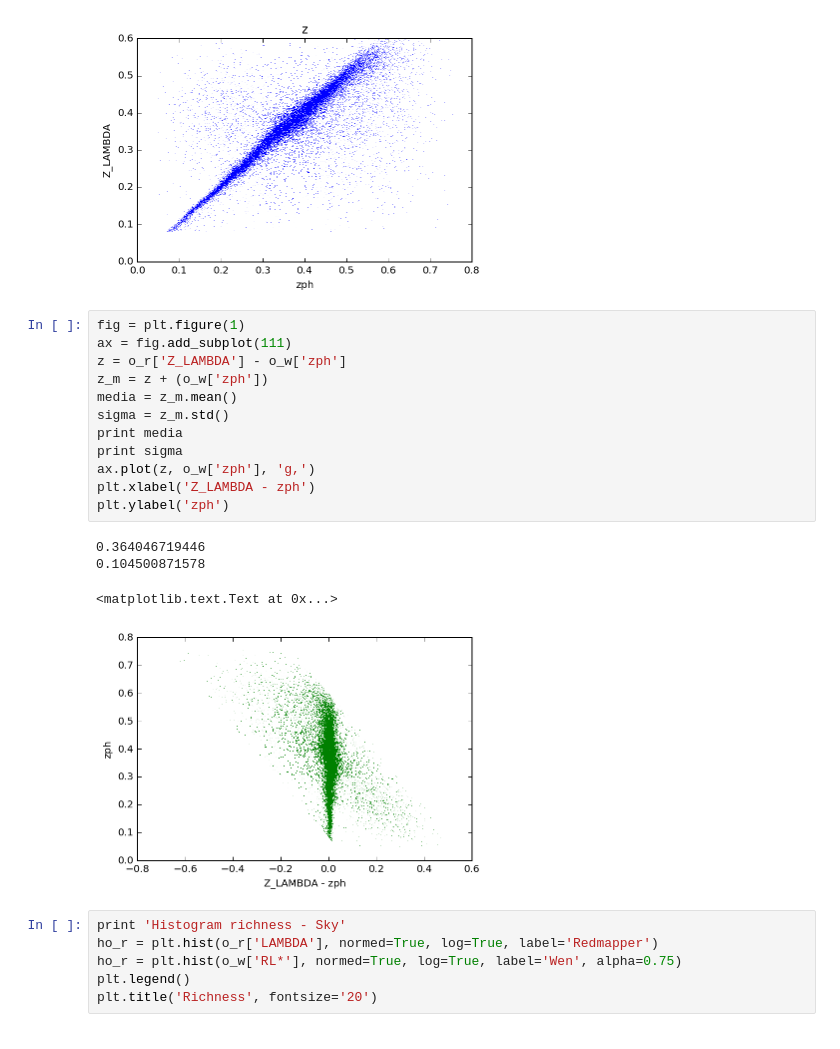
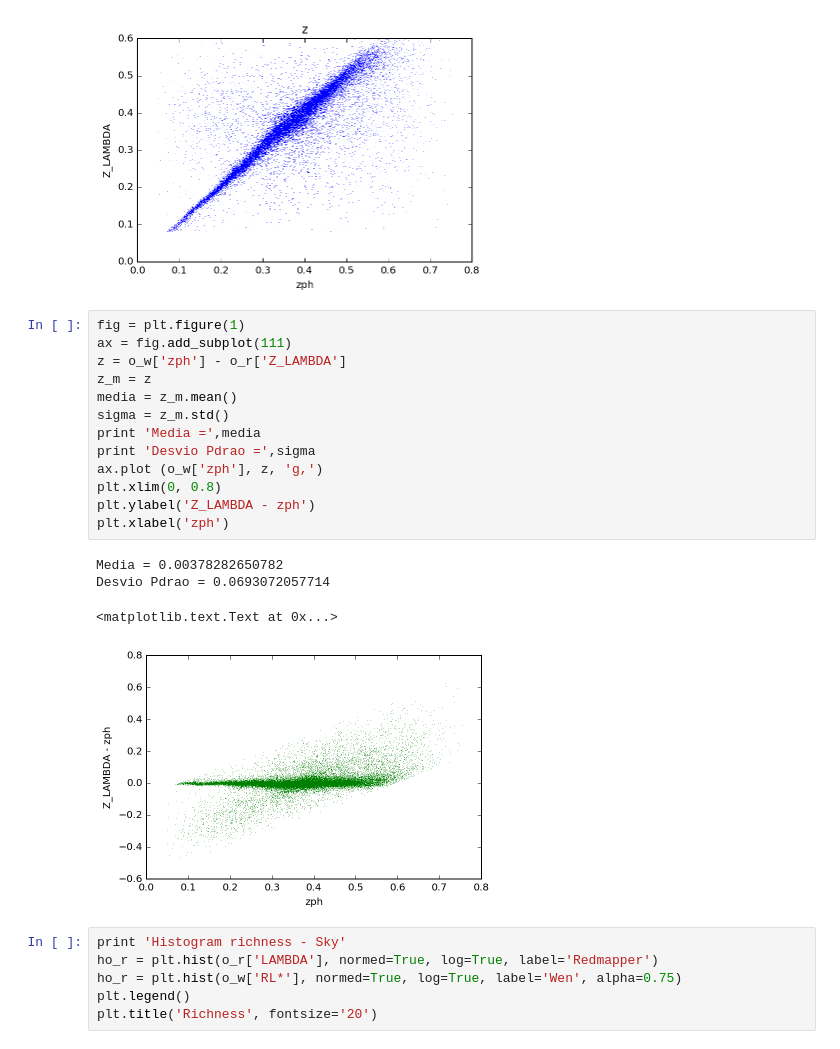
Before and after one commit to clusteron/comparison, a Jupyter notebook: table.ipynb, the cells around one changed output. Cells and saved outputs as stored; diff of their text form.

```diff
--- a/table.ipynb
+++ b/table.ipynb
@@ -151,20 +185,21 @@ Plot z - Sky
 # %%
 fig = plt.figure(1)
 ax = fig.add_subplot(111)
-z = o_r['Z_LAMBDA'] - o_w['zph']
-z_m = z + (o_w['zph'])
+z = o_w['zph'] - o_r['Z_LAMBDA']
+z_m = z
 media = z_m.mean()
 sigma = z_m.std()
-print media
-print sigma
-ax.plot(z, o_w['zph'], 'g,')
-plt.xlabel('Z_LAMBDA - zph')
-plt.ylabel('zph')
+print 'Media =',media
+print 'Desvio Pdrao =',sigma
+ax.plot (o_w['zph'], z, 'g,')
+plt.xlim(0, 0.8)
+plt.ylabel('Z_LAMBDA - zph')
+plt.xlabel('zph')
 # %% [output]
-0.364046719446
-0.104500871578
+Media = 0.00378282650782
+Desvio Pdrao = 0.0693072057714
 <matplotlib.text.Text at 0x...>
-[figure, old version]
+[figure, new version]
 # %%
 print 'Histogram richness - Sky'
 ho_r = plt.hist(o_r['LAMBDA'], normed=True, log=True, label='Redmapper')
```
Also changed, not shown: parts of 19 cells of this notebook.
